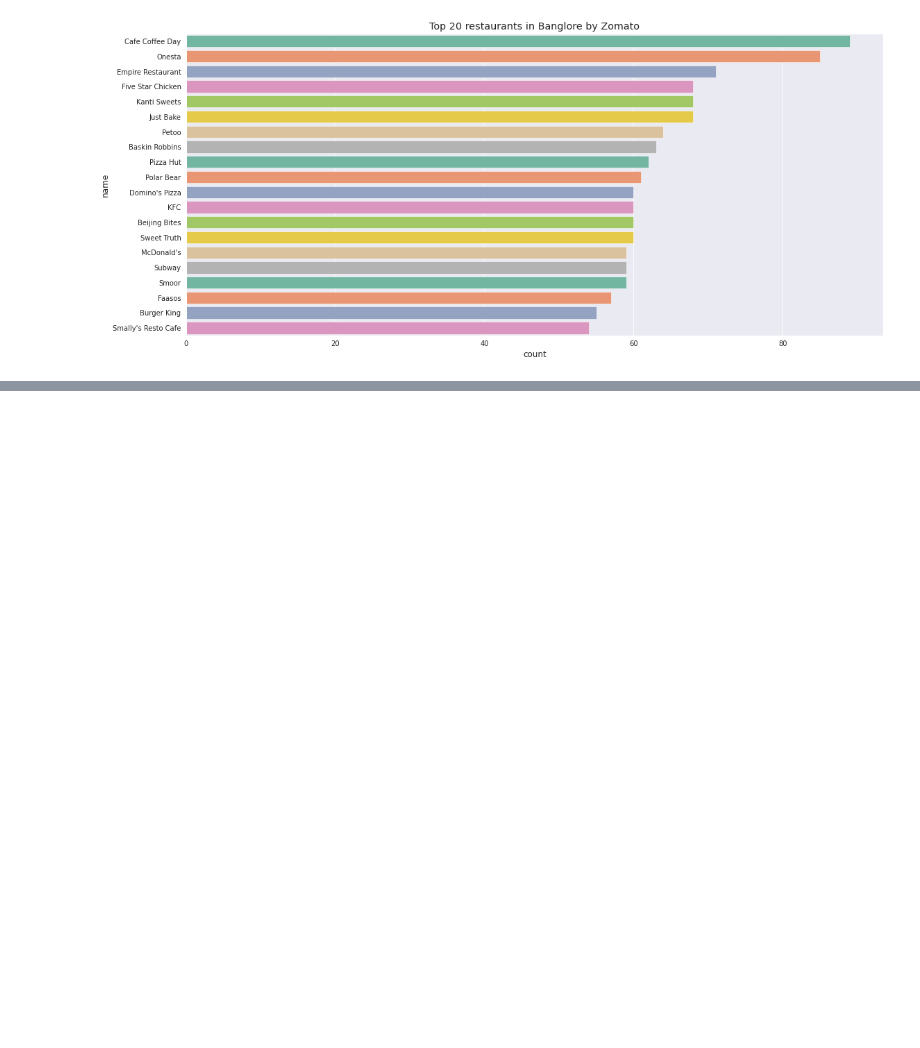
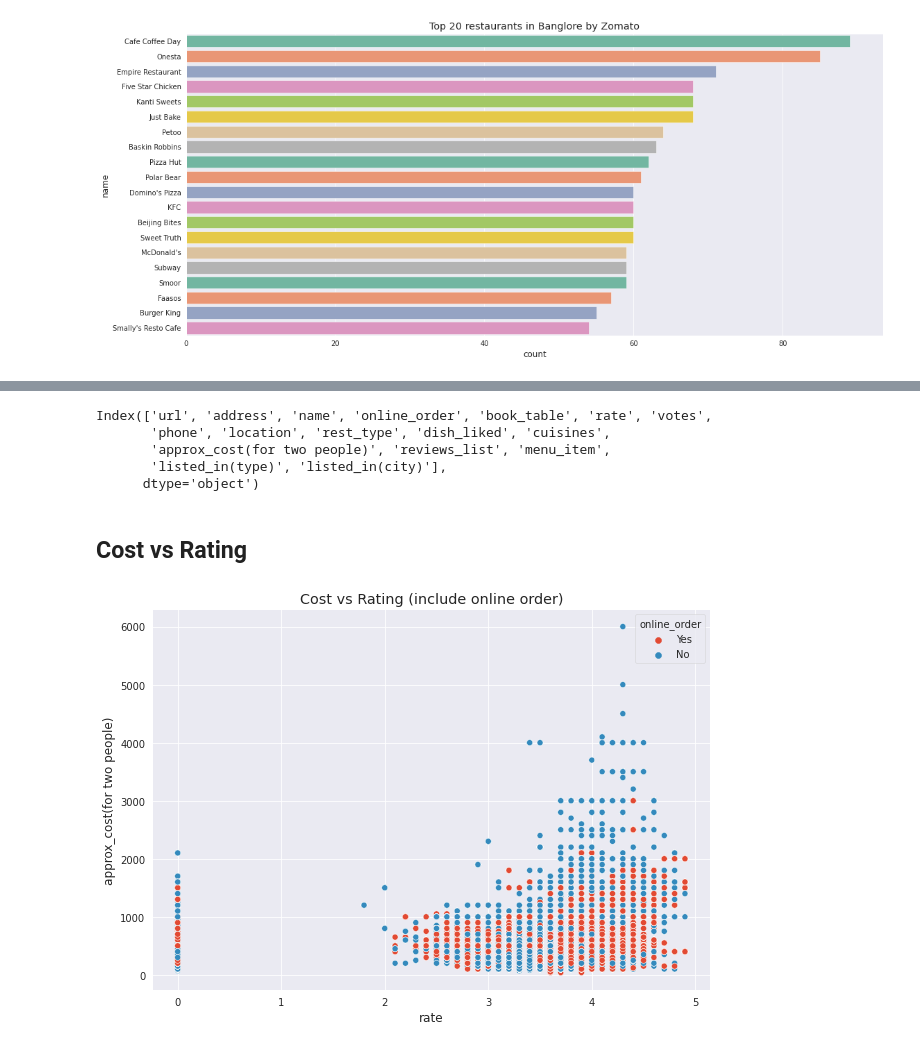
Before and after one commit to karan842/zomato-restaurants-analysis, a Jupyter notebook: zomato-restaurant-analysis.ipynb, the cells around one changed output, grey strips where cells are left out. Drawn from its saved outputs; the diff is of its cells as text; code cells hidden in the pictures; blank space fills up the shorter version.

```diff
--- a/zomato-restaurant-analysis.ipynb
+++ b/zomato-restaurant-analysis.ipynb
@@ -262,0 +301,21 @@ plt.show()
+# %%
+df.columns
+# %% [output]
+Index(['url', 'address', 'name', 'online_order', 'book_table', 'rate', 'votes',
+       'phone', 'location', 'rest_type', 'dish_liked', 'cuisines',
+       'approx_cost(for two people)', 'reviews_list', 'menu_item',
+       'listed_in(type)', 'listed_in(city)'],
+      dtype='object')
+# %% [markdown]
+## Cost vs Rating
+# %%
+cost_dist=df[['rate','approx_cost(for two people)','online_order']].dropna()
+cost_dist['rate']=cost_dist['rate'].apply(lambda x: float(x.split('/')[0]) if len(x)>3 else 0)
+cost_dist['approx_cost(for two people)']=cost_dist['approx_cost(for two people)'].apply(lambda x: int(x.replace(',','')))
+# %%
+plt.figure(figsize=(10,7))
+sns.scatterplot(x='rate', y='approx_cost(for two people)', hue='online_order',data=cost_dist)
+plt.title('Cost vs Rating (include online order)')
+plt.show();
+# %% [output]
+[figure, added]
```
Also changed, not shown: parts of 15 cells of this notebook.
